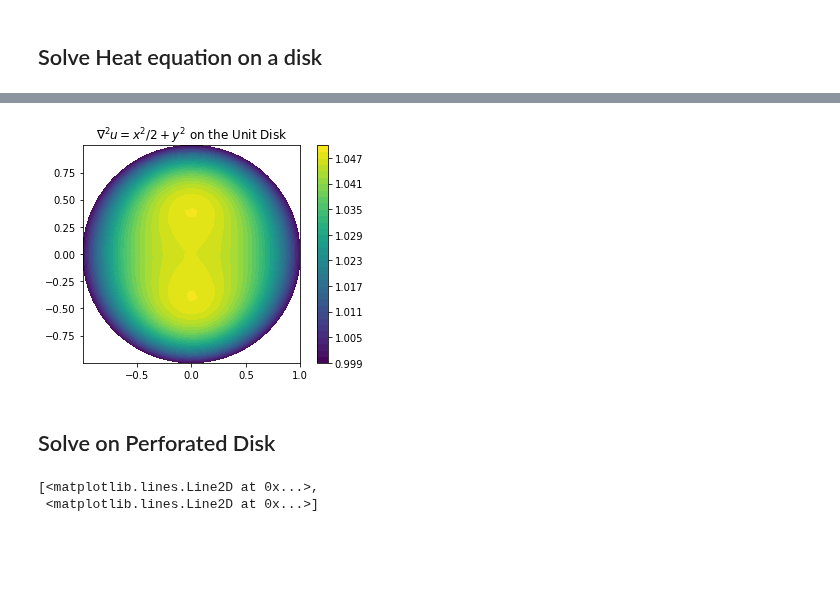
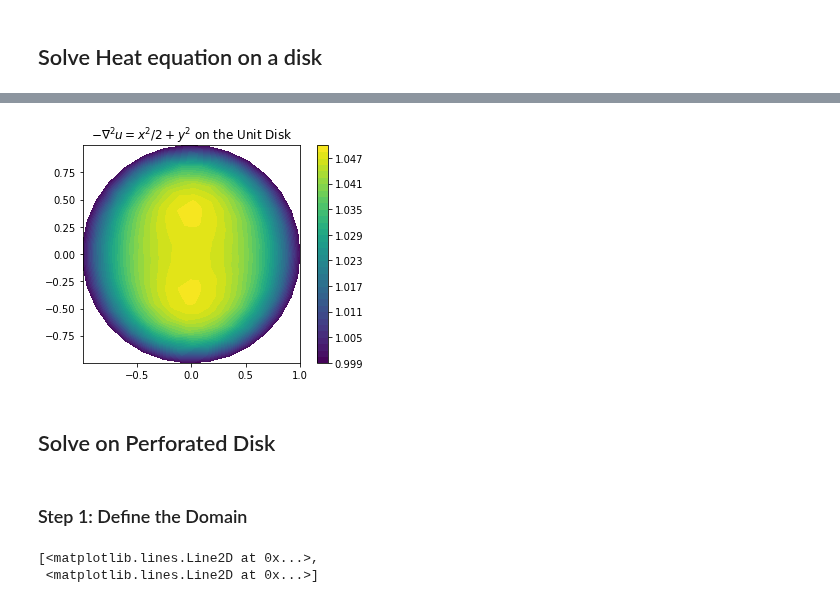
Before and after one commit to algorythmist/computational-physics, a Jupyter notebook: fenics_disk.ipynb, the cells around one changed output, grey strips where cells are left out. Saved outputs shown, nothing was run; the diff lists cells and outputs as text; code cells hidden in the pictures; blank space fills up the shorter version.

```diff
--- a/fenics_disk.ipynb
+++ b/fenics_disk.ipynb
@@ -13,6 +15,6 @@ parameters['allow_extrapolation'] = True
 # %%
 domain = Circle(Point(.0,.0), 1)
-disk_mesh = generate_mesh(domain, 20)
+disk_mesh = generate_mesh(domain, 10)
 plot(disk_mesh)
 # %% [output]
 [<matplotlib.lines.Line2D at 0x...>,
@@ -43,12 +62,14 @@ solve(A, disk_sol.vector(), b)
 # %%
 p = plot(disk_sol)
-plt.title(r'$∇ ^2 u = x^2/2+y^2$ on the Unit Disk')
+plt.title(r'$-∇ ^2 u = x^2/2+y^2$ on the Unit Disk')
 plt.colorbar(p)
 plt.show()
 # %% [output]
-[figure, old version]
+[figure, new version]
 # %% [markdown]
 ## Solve on Perforated Disk
+# %% [markdown]
+### Step 1: Define the Domain
 # %%
 r_outer = 1
 r_inner = 0.25
```
Also changed, not shown: parts of 19 cells of this notebook, 3 other files.
